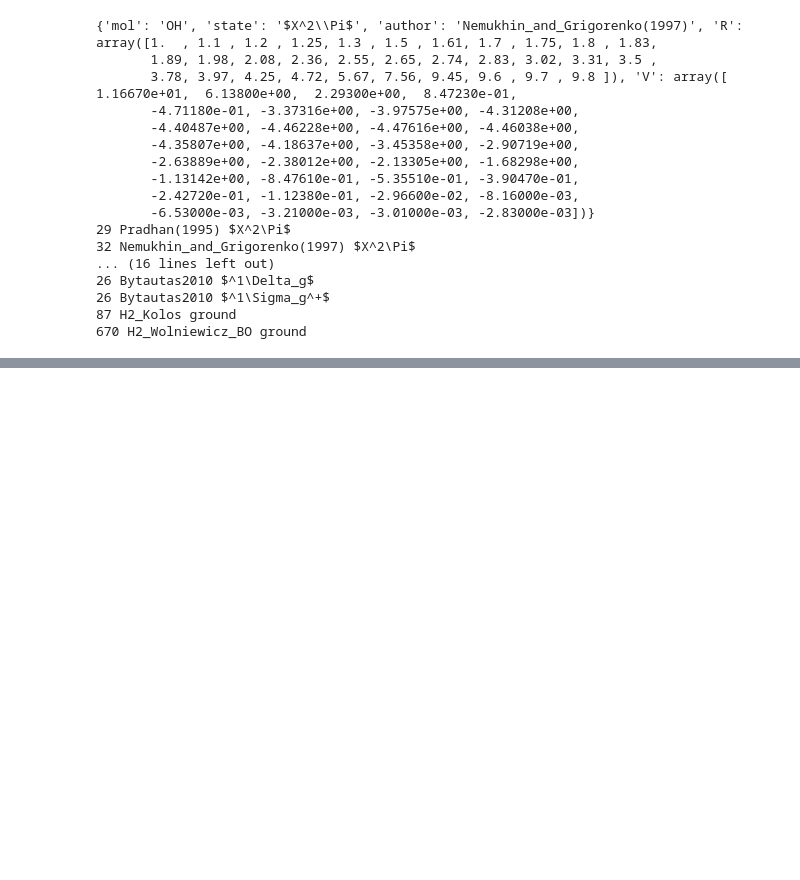
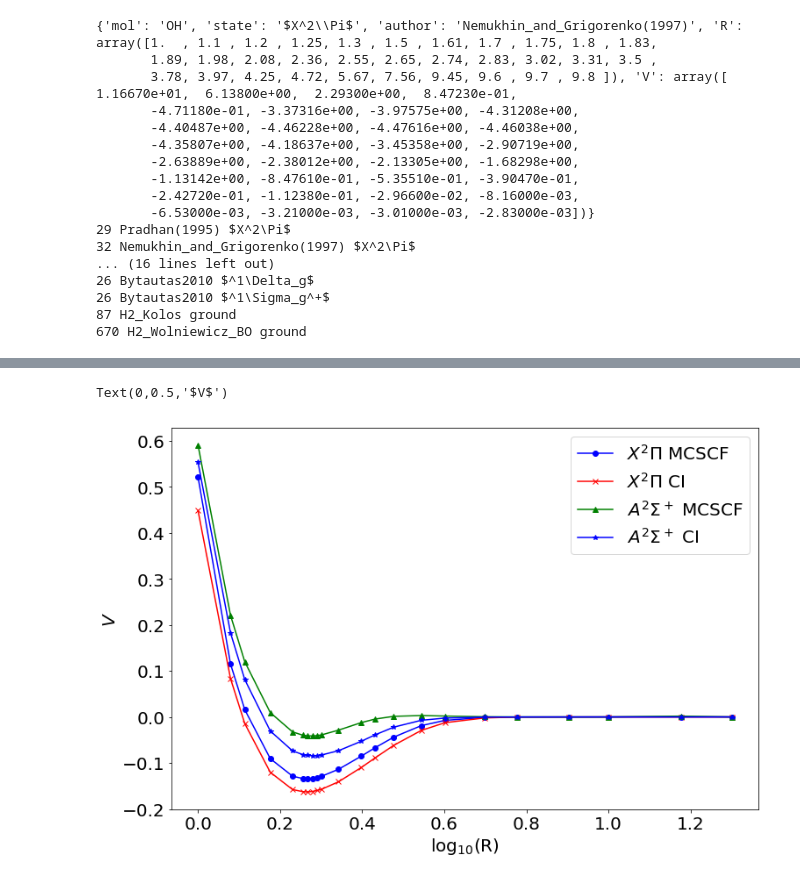
Before and after one commit to berylgithub/pes, a Jupyter notebook: PES_incremental_exp.ipynb, the cells around one changed output, grey strips where cells are left out. Cells and saved outputs as stored; diff of their text form; code cells hidden in the pictures; blank space fills up the shorter version.

Commit message:
OH data corrections

```diff
--- a/PES_incremental_exp.ipynb
+++ b/PES_incremental_exp.ipynb
@@ -708,0 +711,9 @@ for data in l_data:
+# %%
+#Reload data
+test_data = np.load('data/hxoy_data.npy', allow_pickle=True)
+list_data = test_data[()]
+# %%
+#Correcting state/author labels into tex format:
+for i, data in enumerate(list_data):
+    data["author"] = data["author"].replace("_"," ")
+    print(data["author"])
@@ -708,0 +738,27 @@ for data in l_data:
+# %%
+#Correction for Chu et al data of the X2Pi state:
+for i, data in enumerate(list_data):
+    if (list_data[i]['mol'] == 'OH') and (list_data[i]['author'] == 'Chu et al 1974'):
+        if data['state'] == '$X^2\Pi$ MCSCF':
+            data['V'][0] = -data['V'][0] # correct the first index energy by flipping the sign
+#check the corrected data plot:
+import matplotlib
+matplotlib.rcParams['text.usetex'] = False
+matplotlib.rcParams.update({'font.size': 20})
+import matplotlib.pyplot as plt
+fig, ax = plt.subplots(figsize=(12, 8))
+idxes = []
+legends = []
+for i in range(len(list_data)):
+    if (list_data[i]['mol'] == 'OH') and (list_data[i]['author'] == 'Chu et al 1974'):
+        #list_data[i]['V'] -= list_data[i]['V'][-1]
+        idxes.append(i)
+        legends.append(list_data[i]['state'])
+for i, idx in enumerate(idxes):
+    ax.plot(np.log10(list_data[idx]['R']), list_data[idx]['V'], shapes[i])
+ax.legend(legends)
+plt.xlabel('log$_{10}$(R)')
+plt.ylabel('$V$')
+# %% [output]
+Text(0,0.5,'$V$')
+[figure, added]
```
Also changed, not shown: parts of 4 cells of this notebook.
